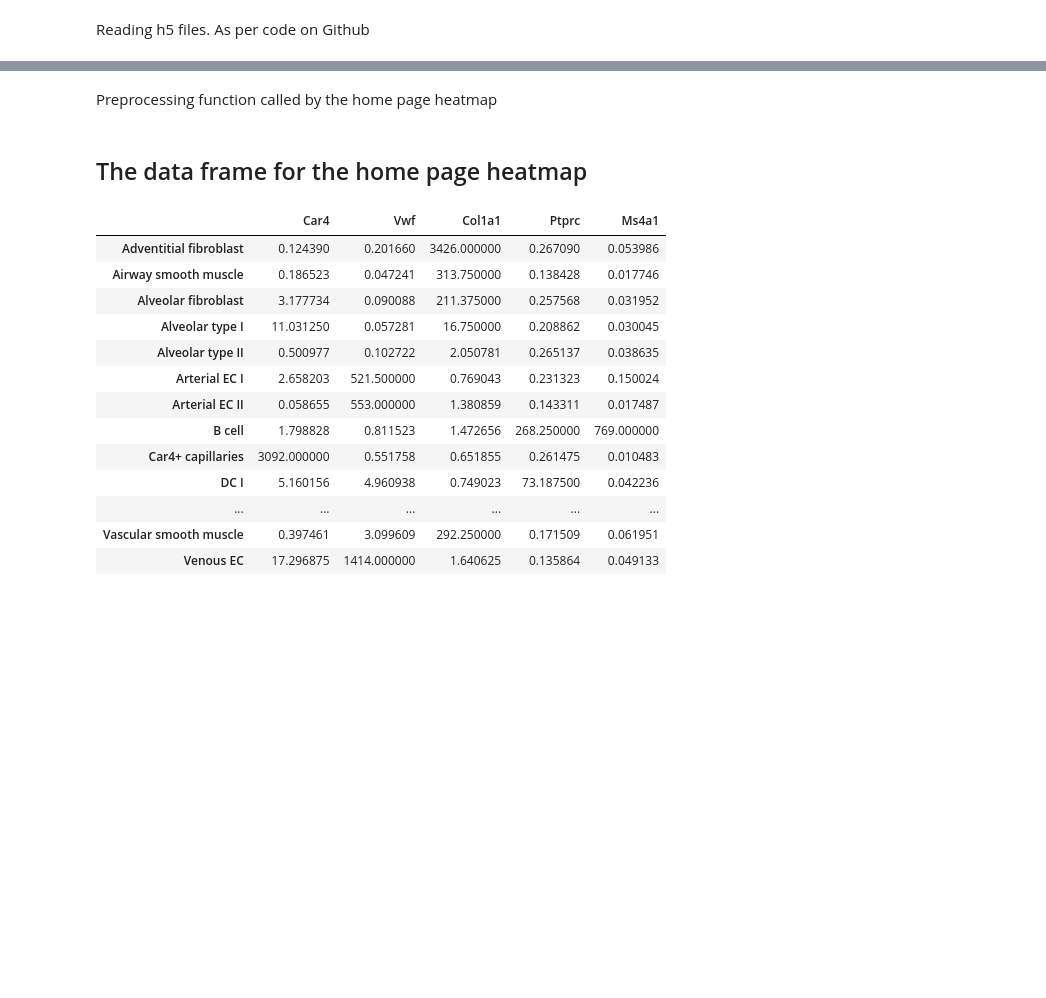
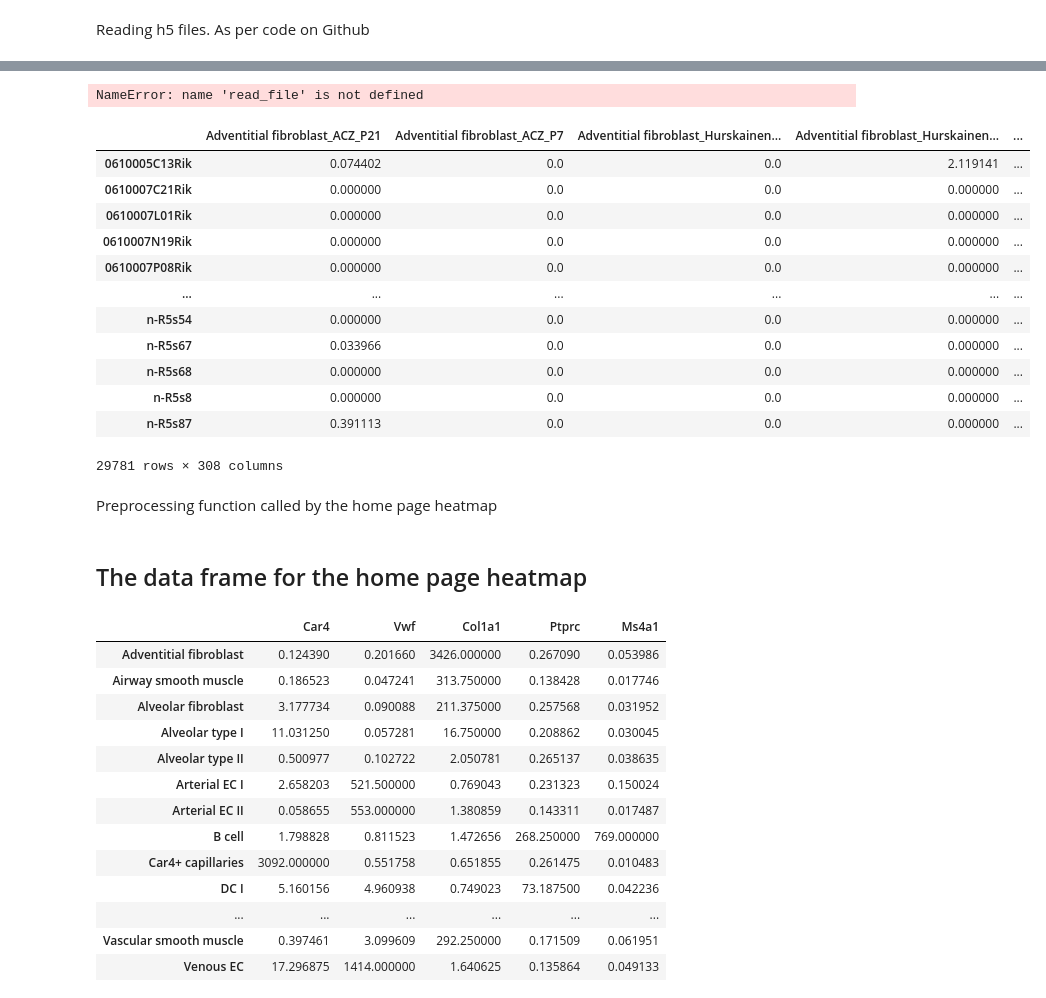
Before and after one commit to fabilab/data-compression-and-APIs-for-cell-atlases, a Jupyter notebook: condensed_lung_atlas-main/pdist_and_linkage.ipynb, the cells around one changed output, grey strips where cells are left out. Cells and saved outputs as stored; diff of their text form; code cells hidden in the pictures; blank space fills up the shorter version.

```diff
--- a/condensed_lung_atlas-main/pdist_and_linkage.ipynb
+++ b/condensed_lung_atlas-main/pdist_and_linkage.ipynb
@@ -49,3 +11,53 @@ read_file()[2]
+# %%
+# gives the name of dataset we want as an input
+# celltype / celltype_dataset / celltype_dataset_timepoint
+def read_file(dataset_name):
+    h5_data = h5py.File('./output/condensed_lung_atlas_in_cpm.h5',"r")
+
+    df = pd.DataFrame(data=np.array(h5_data[dataset_name]\
+    ['gene_expression_average']['block0_values']),\
+    index=np.array(h5_data[dataset_name]['gene_expression_average']['axis1'])\
+    ,columns=np.array(h5_data[dataset_name]['gene_expression_average']['axis0'])).T
+
+    new_index = []
+    for i in df.index:
+        new_index.append(i.decode('utf-8'))
+    # convert column name from binary to string
+    new_column_name = []
+    for i in df.columns:
+        new_column_name.append(i.decode('utf-8'))
+    df.index=new_index
+    df.columns=new_column_name
+#   d.drop(['CT010467.1'],inplace=True)
+    df = df.astype(np.float32)
+
+    return df
+# %%
+d = read_file('celltype_dataset_timepoint')
+d
+# %% [output]
+NameError: name 'read_file' is not defined
+# %%
+def dataset_by_timepoint(dataset):
+    # select and pre-preprocessing data
+    df_tp = read_file(dataset)
+    return df_tp
+# %%
+dataset_by_timepoint('celltype_dataset_timepoint')
+# %% [output]
+|  | Adventitial fibroblast_ACZ_P21 | Adventitial fibroblast_ACZ_P7 | Adventitial fibroblast_Hurskainen... | Adventitial fibroblast_Hurskainen... | ... |
+| 0610005C13Rik | 0.074402 | 0.0 | 0.0 | 2.119141 | ... |
+| 0610007C21Rik | 0.000000 | 0.0 | 0.0 | 0.000000 | ... |
+| 0610007L01Rik | 0.000000 | 0.0 | 0.0 | 0.000000 | ... |
+| 0610007N19Rik | 0.000000 | 0.0 | 0.0 | 0.000000 | ... |
+| 0610007P08Rik | 0.000000 | 0.0 | 0.0 | 0.000000 | ... |
+| ... | ... | ... | ... | ... | ... |
+| n-R5s54 | 0.000000 | 0.0 | 0.0 | 0.000000 | ... |
+| n-R5s67 | 0.033966 | 0.0 | 0.0 | 0.000000 | ... |
+| n-R5s68 | 0.000000 | 0.0 | 0.0 | 0.000000 | ... |
+| n-R5s8 | 0.000000 | 0.0 | 0.0 | 0.000000 | ... |
+| n-R5s87 | 0.391113 | 0.0 | 0.0 | 0.000000 | ... |
+29781 rows × 308 columns
 # %% [markdown]
 Preprocessing function called by the home page heatmap
 # %%
```
Also changed, not shown: parts of 13 cells of this notebook, 26 other files.
